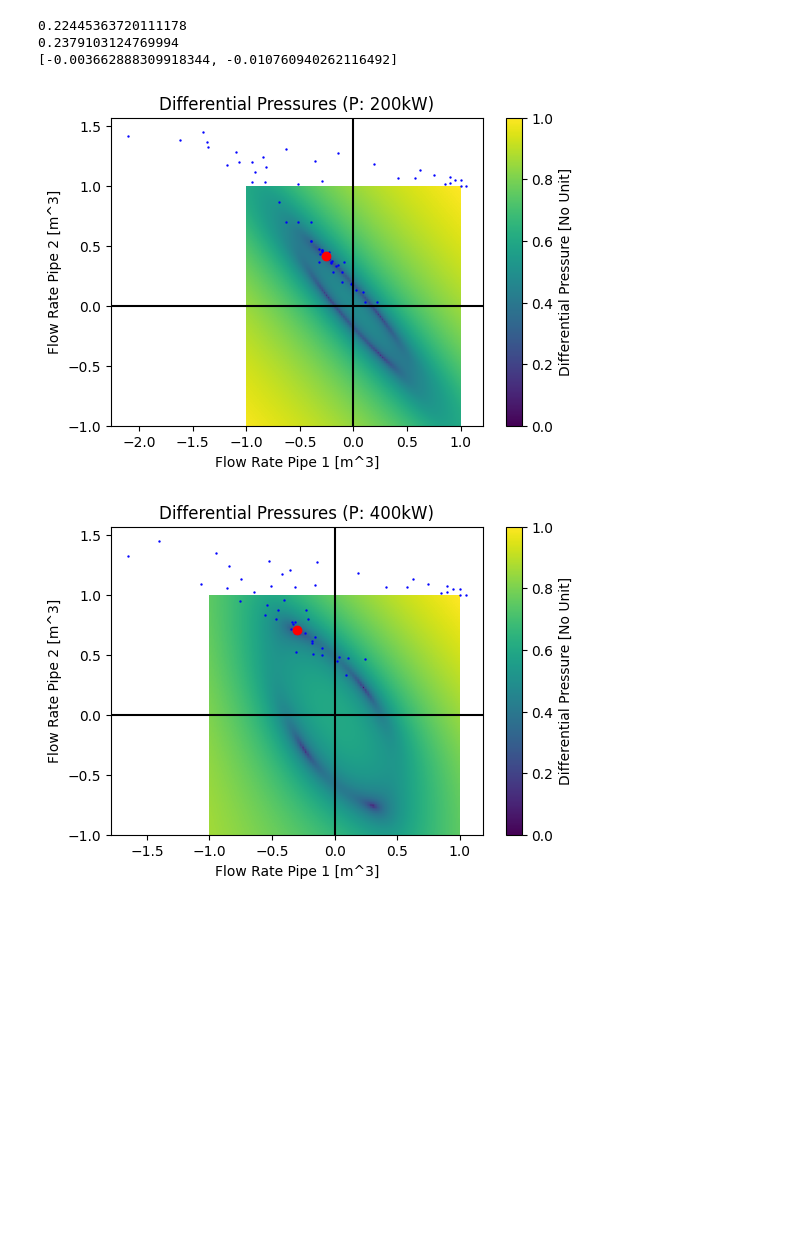
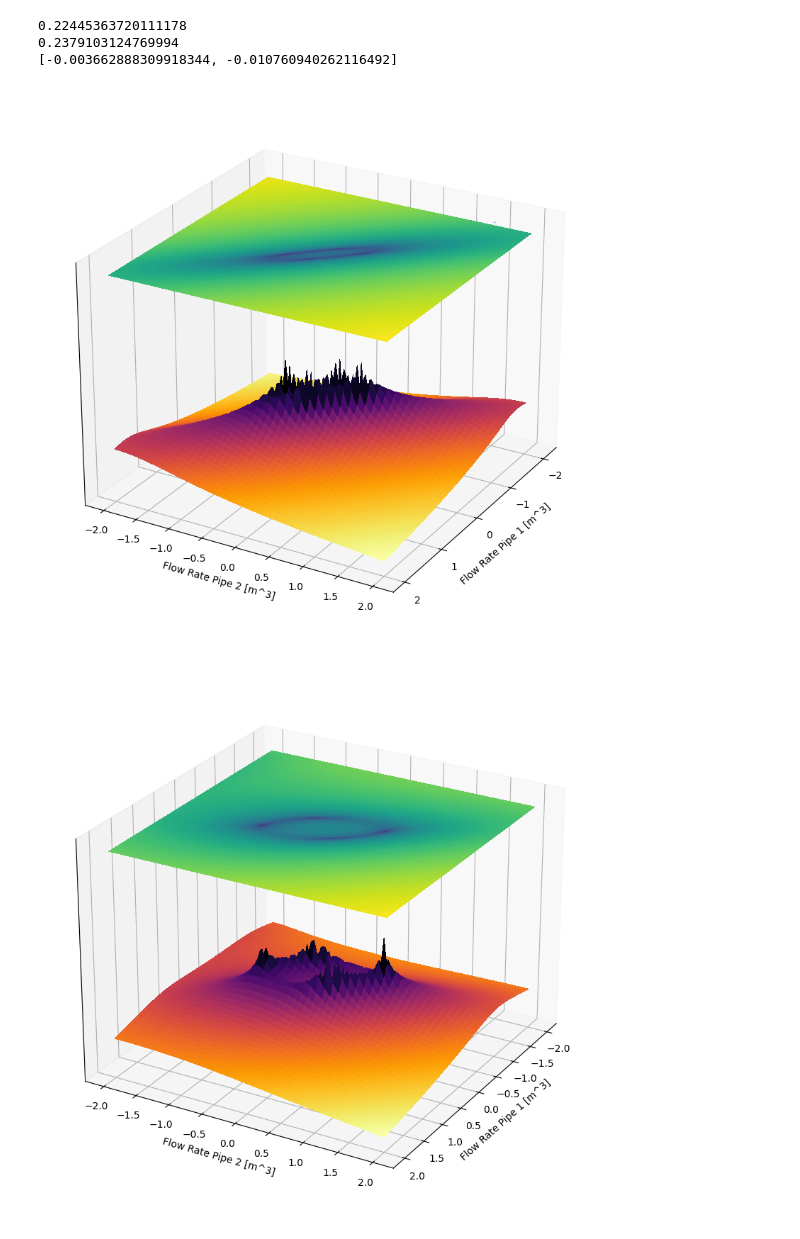
Before and after one commit to nwalser/systems-engineering-numerik, a Jupyter notebook: project/excercises.ipynb, the cells around one changed output. Cells and saved outputs as stored; diff of their text form; code cells hidden in the pictures; blank space fills up the shorter version.

Commit message:
added additional plots

```diff
--- a/project/excercises.ipynb
+++ b/project/excercises.ipynb
@@ -188,56 +188,89 @@ multi_pipeline_single_solve()
 0.2379103124769994
 [-0.003662888309918344, -0.010760940262116492]
 # %%
+from matplotlib.colors import LightSource
+from matplotlib import cbook, cm
+
+
 def plot_multi_pipeline_error_field():
     # configure model
     model = MultiPipelineModel()
     model.pipelines.append(Pipeline(500, 0.05, 60))
     model.pipelines.append(Pipeline(2500, 0.03, 45))
 
     powers = np.linspace(model.min_power, model.max_power, 5)
 
     for power in powers:
         model.power = power
 
-        flow_rates_pipe1 = np.linspace(-1, 1, 100)
-        flow_rates_pipe2 = np.linspace(-1, 1, 100)
+        flow_rates_pipe1 = np.linspace(-2, 2, 100)
+        flow_rates_pipe2 = np.linspace(-2, 2, 100)
         differential_pressures = np.zeros((len(flow_rates_pipe1), len(flow_rates_pipe2)))
+
+        def get_diff_pressure(x, y):
+            model.pipelines[0].flow_rate = x
+            model.pipelines[1].flow_rate = y
+
+            return np.sum(np.power(model.differential_pressures(), 2))
 
         # calculate pressure for different flow rate and power combinations
         for i, frp1 in enumerate(flow_rates_pipe1):
             for j, frp2 in enumerate(flow_rates_pipe2):
-                model.pipelines[0].flow_rate = frp1
-                model.pipelines[1].flow_rate = frp2
-
-                differential_pressure = np.sum(np.power(model.differential_pressures(), 2))
-                differential_pressures[i, j] = differential_pressure
+                differential_pressures[i, j] = get_diff_pressure(frp1, frp2)
 
         # optimize the flow_rates for balance
         model.pipelines[0].flow_rate = 1
         model.pipelines[1].flow_rate = 1
         res = model.optimize_flow_rates()
 
         # plot
-        plt.figure(figsize=(6, 4))
-        plt.imshow(differential_pressures/100000, aspect='auto', origin='lower', norm=LogNorm(),
-                   extent=(min(flow_rates_pipe1), max(flow_rates_pipe1), min(flow_rates_pipe2), max(flow_rates_pipe2)))
+        #plt.figure(figsize=(10, 6))
+        #plt.imshow(differential_pressures/100000, aspect='auto', origin='lower', norm=LogNorm(),
+        #           extent=(min(flow_rates_pipe1), max(flow_rates_pipe1), min(flow_rates_pipe2), max(flow_rates_pipe2)))
+        #
+        ## plot iterations
+        #plt.scatter([x[1] for x in res.xn], [x[0] for x in res.xn], s=0.5, color="blue")
+        #
+        ## plot balance point
+        #plt.scatter(model.pipelines[1].flow_rate, model.pipelines[0].flow_rate, color='red')
+        #
+        #plt.axhline(0, color='black')
+        #plt.axvline(0, color='black')
+##
+        #plt.colorbar(label='Differential Pressure [No Unit]')
+        #plt.title(f"Differential Pressures (P: {power/1000:.0f}kW)")
+        #plt.xlabel("Flow Rate Pipe 1 [m^3]")
+        #plt.ylabel("Flow Rate Pipe 2 [m^3]")
+        #plt.show()
 
-        # plot iterations
-        plt.scatter([x[1] for x in res.xn], [x[0] for x in res.xn], s=0.5, color="blue")
+        fig, ax = plt.subplots(subplot_kw=dict(projection='3d'), figsize=(10, 10))
+        x, y = np.meshgrid(flow_rates_pipe1, flow_rates_pipe2)
 
-        # plot balance point
-        plt.scatter(model.pipelines[1].flow_rate, model.pipelines[0].flow_rate, color='red')
-
-        plt.axhline(0, color='black')
-        plt.axvline(0, color='black')
-
-        plt.colorbar(label='Differential Pressure [No Unit]')
-        plt.title(f"Differential Pressures (P: {power/1000:.0f}kW) {x[0]},{}")
+        ax.view_init(elev=25, azim=30, roll=0)
+        ax.invert_zaxis()
         plt.xlabel("Flow Rate Pipe 1 [m^3]")
         plt.ylabel("Flow Rate Pipe 2 [m^3]")
+        plt.gca().get_xaxis().set_visible(False)
+        differential_pressures=np.log2(differential_pressures)
+        ax.set_zticks([])
+
+        ax.plot_surface(x, y, differential_pressures, cmap=cm.inferno, linewidth=0, antialiased=False)
+        #ax.contour(x, y, differential_pressures, zdir='x', offset=-2, levels=2)
+        #ax.contour(x, y, differential_pressures, zdir='y', offset=-2, levels=2)
+
+        ax.contourf(x, y, differential_pressures/100000, levels=100)
+
+        #ax.scatter([x[1] for x in res.xn], [x[0] for x in res.xn], zs=30, s=2, color="blue")
+
+        plt.scatter([x[1] for x in res.xn], [x[0] for x in res.xn], s=0.5, color="blue")
+        #plt.scatter(model.pipelines[1].flow_rate, model.pipelines[0].flow_rate, color='red')
+        #plt.axhline(0, color='black')
+        #plt.axvline(0, color='black')
+
         plt.show()
 
+
 plot_multi_pipeline_error_field()
 # %% [output]
-[figure, old version]
+[figure, new version]
-[figure, old version]
+[figure, new version]
```
Also changed, not shown: parts of 2 cells of this notebook.
